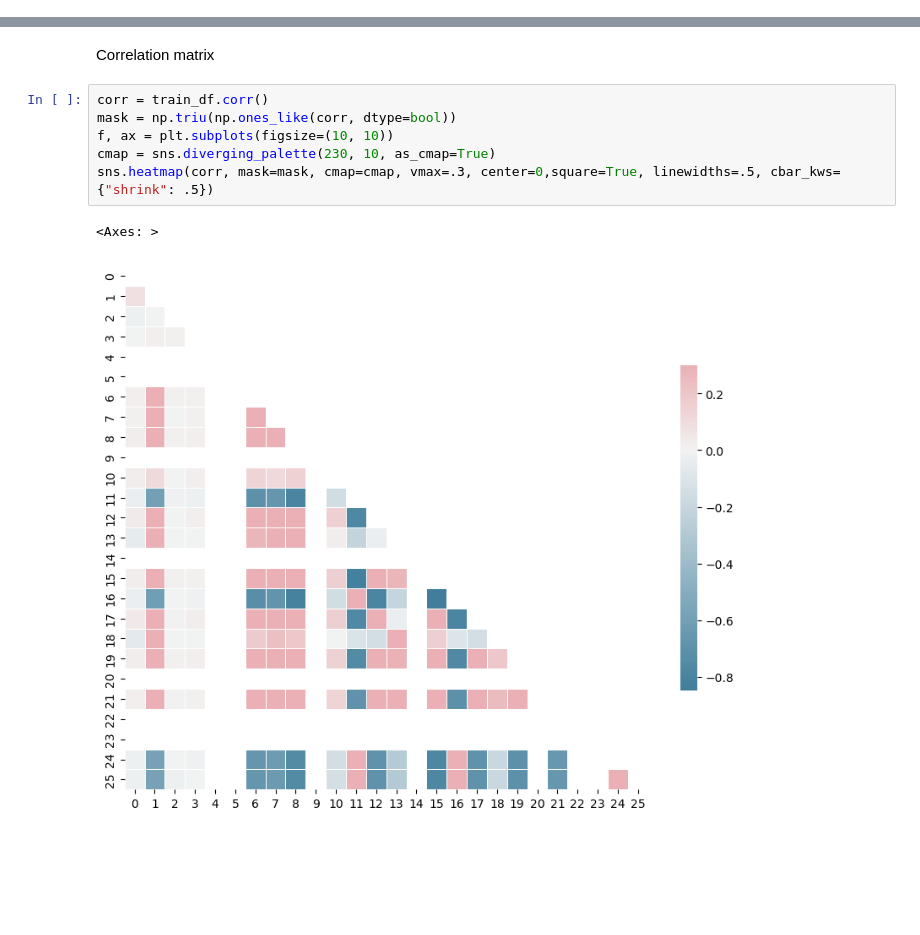
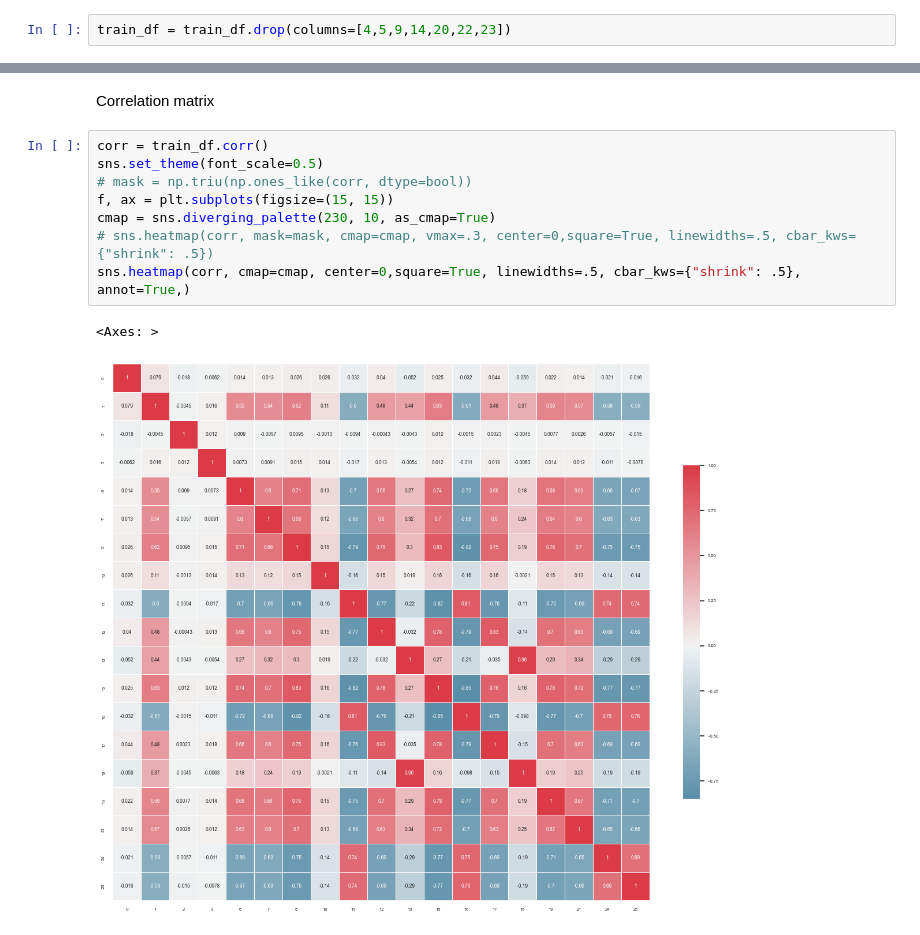
Before and after one commit to Vozikis/Aircraft-Sensors-Experiment, a Jupyter notebook: main_file.ipynb, the cells around one changed output, grey strips where cells are left out. Cells and saved outputs as stored; diff of their text form; blank space fills up the shorter version.

```diff
--- a/main_file.ipynb
+++ b/main_file.ipynb
@@ -129,3 +148,5 @@ print(summary_df)
+# %%
+train_df = train_df.drop(columns=[4,5,9,14,20,22,23])
 # %%
 
 epsilon = 1e-10
@@ -206,10 +227,12 @@ plt.show()
 Correlation matrix
 # %%
 corr = train_df.corr()
-mask = np.triu(np.ones_like(corr, dtype=bool))
-f, ax = plt.subplots(figsize=(10, 10))
+sns.set_theme(font_scale=0.5)
+# mask = np.triu(np.ones_like(corr, dtype=bool))
+f, ax = plt.subplots(figsize=(15, 15))
 cmap = sns.diverging_palette(230, 10, as_cmap=True)
-sns.heatmap(corr, mask=mask, cmap=cmap, vmax=.3, center=0,square=True, linewidths=.5, cbar_kws={"shrink": .5})
+# sns.heatmap(corr, mask=mask, cmap=cmap, vmax=.3, center=0,square=True, linewidths=.5, cbar_kws={"shrink": .5})
+sns.heatmap(corr, cmap=cmap, center=0,square=True, linewidths=.5, cbar_kws={"shrink": .5}, annot=True,)
 # %% [output]
 <Axes: >
-[figure, old version]
+[figure, new version]
```
Also changed, not shown: parts of 7 cells of this notebook.
